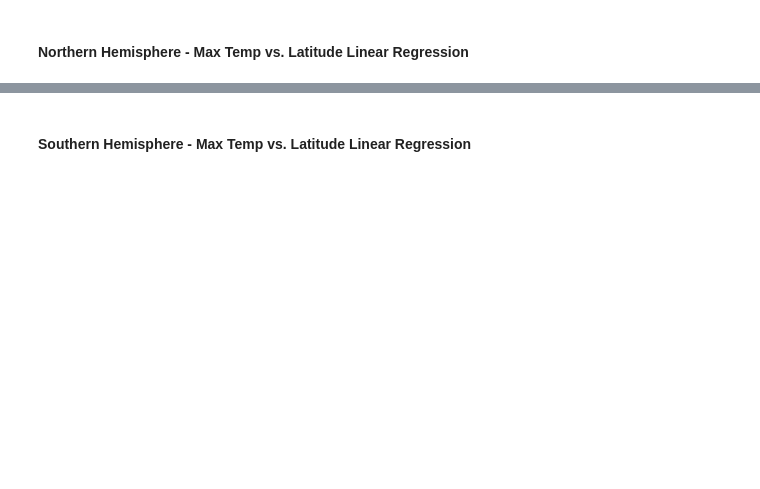
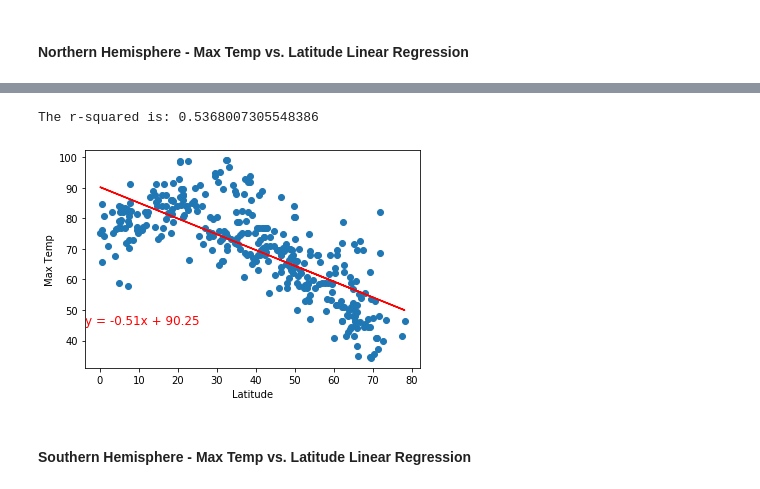
Before and after one commit to dpage02/python-api-challenge, a Jupyter notebook: WeatherPy/WeatherPy.ipynb, the cells around one changed output, grey strips where cells are left out. Cells and saved outputs as stored; diff of their text form; code cells hidden in the pictures; blank space fills up the shorter version.

```diff
--- a/WeatherPy/WeatherPy.ipynb
+++ b/WeatherPy/WeatherPy.ipynb
@@ -162,3 +179,6 @@ Int64Index([], dtype='int64')
 # OPTIONAL: Create a function to create Linear Regression plots
 # %%
 # Create Northern and Southern Hemisphere DataFrames
+northern_hemi = data_df.loc[data_df['Latitude'] >0]
+southern_hemi = data_df.loc[data_df['Latitude'] <0]
+southern_hemi.head()
@@ -165,2 +192,14 @@ Int64Index([], dtype='int64')
+# %%
+def regression():
+    slope, intercept, r_value, p_value, std_err = linregress(x, y)
+    regress_values = x * slope + intercept
+    line_eq = "y = " + str(round(slope,2)) + "x + " + str(round(intercept,2))
+    plt.scatter(x, y)
+    plt.plot(x, regress_values, 'r-')
+    plt.annotate(line_eq, (0,0.2), xycoords='axes fraction', fontsize = 12, color='red')
+    plt.xlabel('Latitude')
+    plt.ylabel(y_label)
+    print(f"The r-squared is: {r_value**2}")
+    plt.show()
 # %% [markdown]
 ####  Northern Hemisphere - Max Temp vs. Latitude Linear Regression
@@ -171,2 +206,10 @@ The r-squared is: 0.8271188905041935
+# %%
+x = northern_hemi['Latitude']
+y = northern_hemi['Max Temp']
+y_label = "Max Temp"
+regression()
+# %% [output]
+The r-squared is: 0.5368007305548386
+[figure, added]
 # %% [markdown]
 ####  Southern Hemisphere - Max Temp vs. Latitude Linear Regression
```
Also changed, not shown: parts of 37 cells of this notebook, 3 other files.
